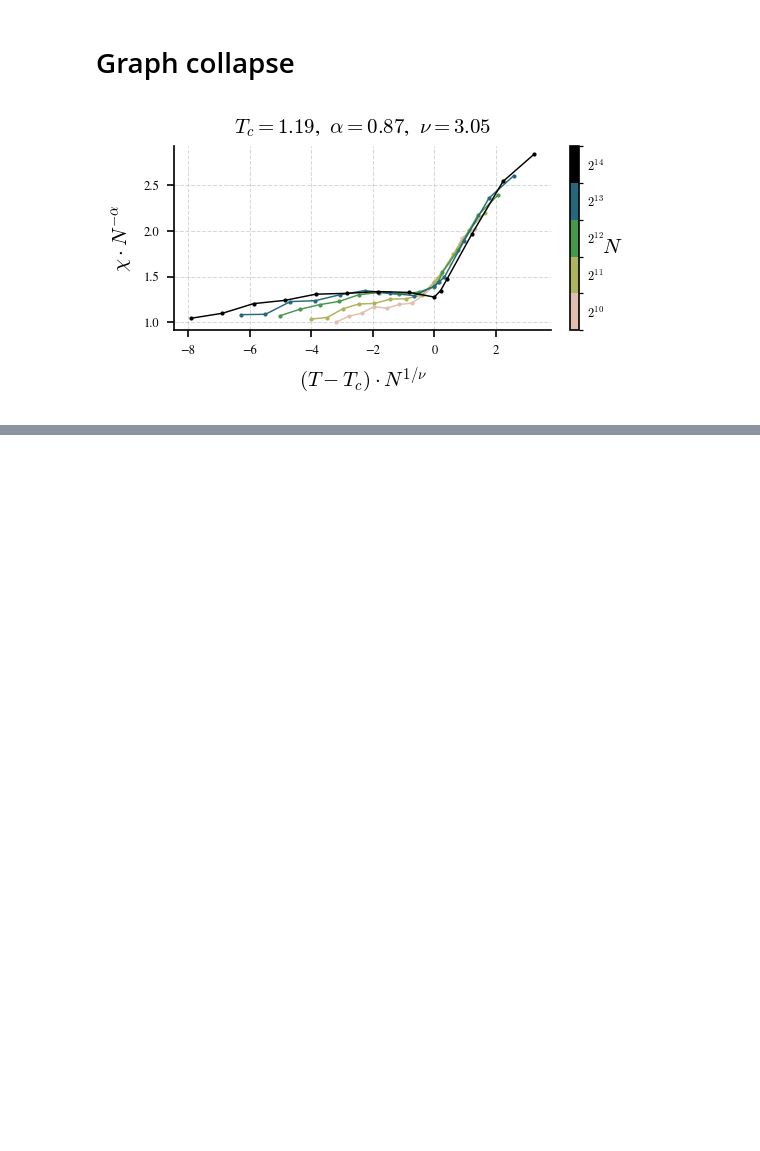
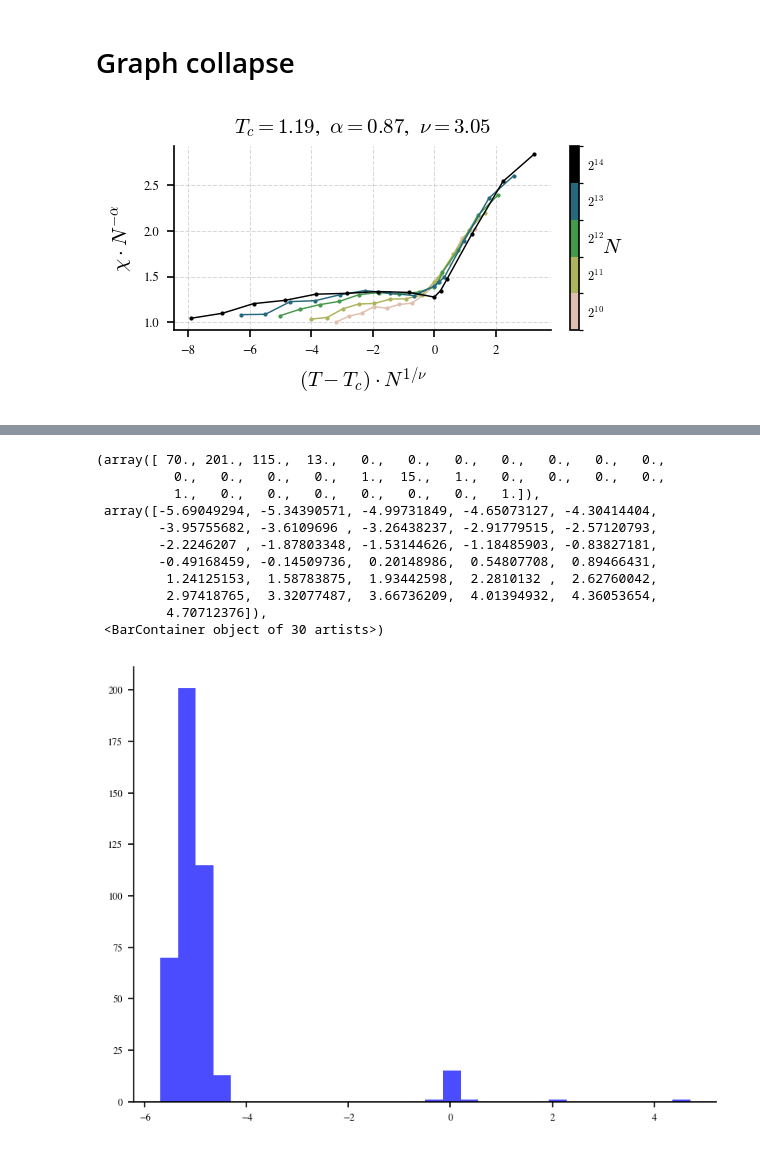
Before and after one commit to CristopherErazo/Hopfield_Dimensionality, a Jupyter notebook: notebooks/11-02-26-Corrections.ipynb, the cells around one changed output, grey strips where cells are left out. Saved outputs shown, nothing was run; the diff lists cells and outputs as text; code cells hidden in the pictures; blank space fills up the shorter version.

```diff
--- a/notebooks/11-02-26-Corrections.ipynb
+++ b/notebooks/11-02-26-Corrections.ipynb
@@ -225,0 +231,42 @@ params = make_params_dict(names)
+# %%
+N_samples = 10000
+alpha = 0.04
+burnin = 1500
+h = 0
+
+path = f'../data/fss/N_samples{N_samples}_alpha{alpha}_burnin{burnin}_h{h}/'
+
+Ns = [4096,8192,16384,32768]
+temps = np.linspace(1.0,1.4,21)
+# N = 4096
+# T = 1.0
+
+names = ['N','T','m','q','BID','th1','logKL','Nit','mean_x','chi']
+data = {name: [] for name in names}
+
+for N in Ns:
+    for T in temps:
+        # print(f'Loading N={N}, T={T}...')
+        filename = path + f'summary_N{N}_T{sanitize(T)}.txt'
+        # Try to load file, if not found, skip
+        try:
+            x = np.loadtxt(filename)
+            n_runs = x.shape[0]
+            for i, name in enumerate(names[2:]):
+                data[name] += x[:,i].tolist()
+            data['N'] += [N]*n_runs
+            data['T'] += [T]*n_runs
+        except FileNotFoundError:
+            print(f'File not found with N={N} and T={T}, skipping...')
+
+data = pd.DataFrame(data)
+columns_to_keep = ['N','T','BID','logKL','chi']
+data = data[columns_to_keep]
+data.info(memory_usage='deep')
+
+# Filter out runs with inf KL
+data = data[np.isfinite(data['logKL'])]
+
+kl_threshold = -3
+data = data[data['logKL'] <= kl_threshold]
+data.info(memory_usage='deep')
@@ -225,0 +291,16 @@ params = make_params_dict(names)
+# %%
+logkls = data['logKL'][data['N'] == Ns[1]].values
+plt.hist(logkls, bins=30, color='blue', alpha=0.7)
+# %% [output]
+(array([ 70., 201., 115.,  13.,   0.,   0.,   0.,   0.,   0.,   0.,   0.,
+          0.,   0.,   0.,   0.,   1.,  15.,   1.,   0.,   0.,   0.,   0.,
+          1.,   0.,   0.,   0.,   0.,   0.,   0.,   1.]),
+ array([-5.69049294, -5.34390571, -4.99731849, -4.65073127, -4.30414404,
+        -3.95755682, -3.6109696 , -3.26438237, -2.91779515, -2.57120793,
+        -2.2246207 , -1.87803348, -1.53144626, -1.18485903, -0.83827181,
+        -0.49168459, -0.14509736,  0.20148986,  0.54807708,  0.89466431,
+         1.24125153,  1.58783875,  1.93442598,  2.2810132 ,  2.62760042,
+         2.97418765,  3.32077487,  3.66736209,  4.01394932,  4.36053654,
+         4.70712376]),
+ <BarContainer object of 30 artists>)
+[figure, added]
```
Also changed, not shown: parts of 6 cells of this notebook, 1 other file.
